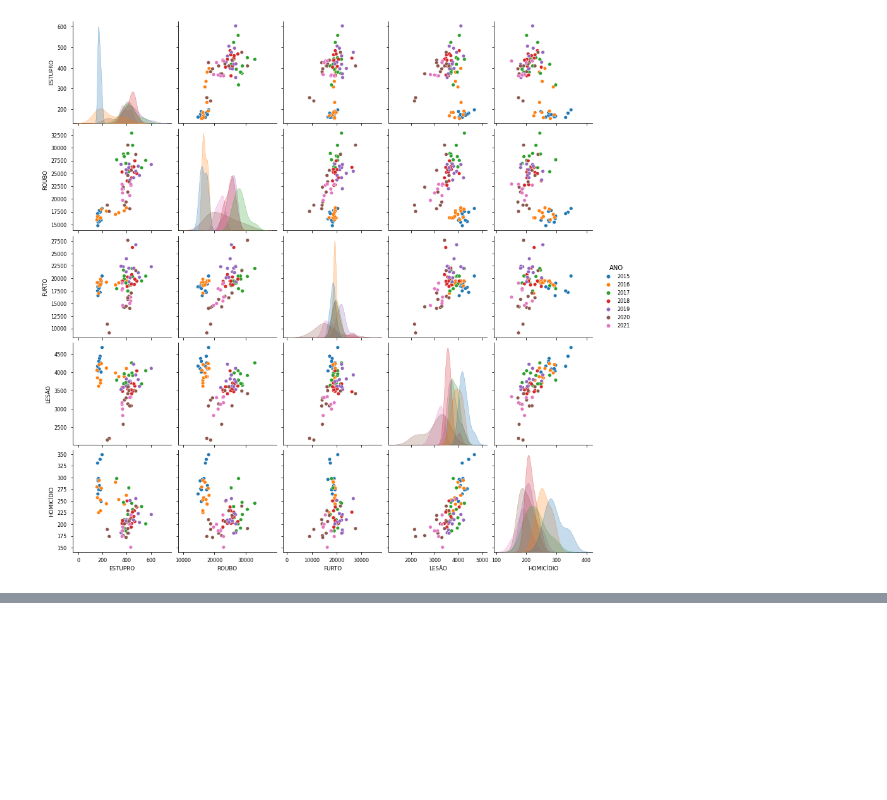
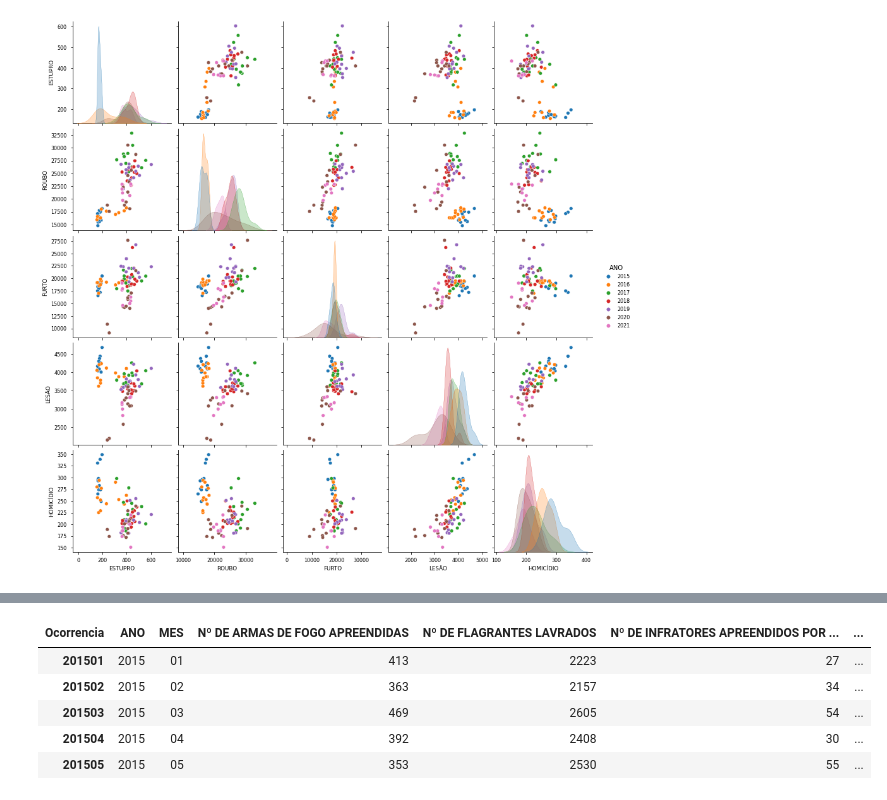
Before and after one commit to Carne-de-Pescoco/regression_course, a Jupyter notebook: notebooks/01-data_understanding-crimes.ipynb, the cells around one changed output, grey strips where cells are left out. Saved outputs shown, nothing was run; the diff lists cells and outputs as text; code cells hidden in the pictures; blank space fills up the shorter version.

```diff
--- a/notebooks/01-data_understanding-crimes.ipynb
+++ b/notebooks/01-data_understanding-crimes.ipynb
@@ -134,0 +226,10 @@ sns.heatmap(corr, mask=mask, cmap=cmap, square=True, linewidths=.05, vmin=0, vma
+# %%
+df_merged = pd.concat([df_produtividade_policial_selected, df_crime_consolidado[['ROUBO']]], axis=1)
+df_merged.head()
+# %% [output]
+| Ocorrencia | ANO | MES | Nº DE ARMAS DE FOGO APREENDIDAS | Nº DE FLAGRANTES LAVRADOS | Nº DE INFRATORES APREENDIDOS POR ... | ... |
+| 201501 | 2015 | 01 | 413 | 2223 | 27 | ... |
+| 201502 | 2015 | 02 | 363 | 2157 | 34 | ... |
+| 201503 | 2015 | 03 | 469 | 2605 | 54 | ... |
+| 201504 | 2015 | 04 | 392 | 2408 | 30 | ... |
+| 201505 | 2015 | 05 | 353 | 2530 | 55 | ... |
```
Also changed, not shown: parts of 13 cells of this notebook, 1 other file.
